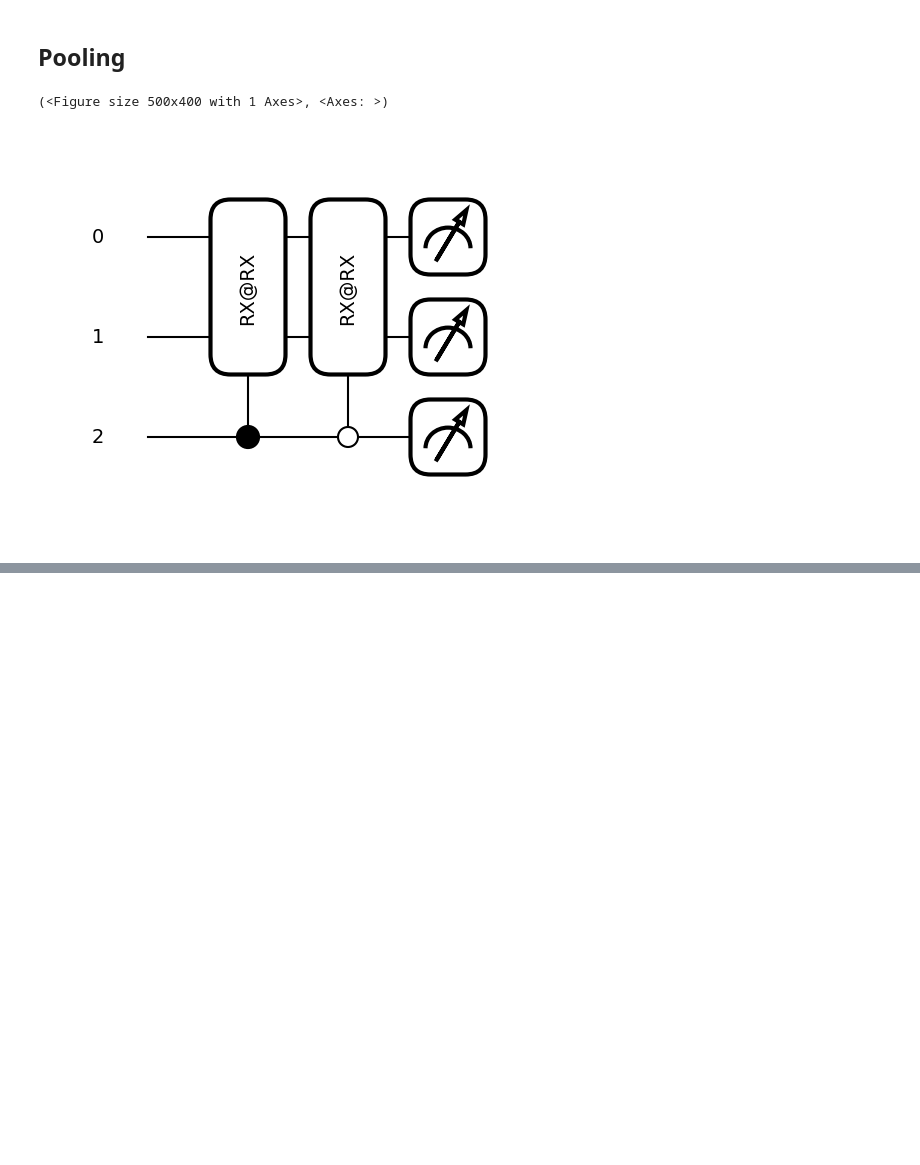
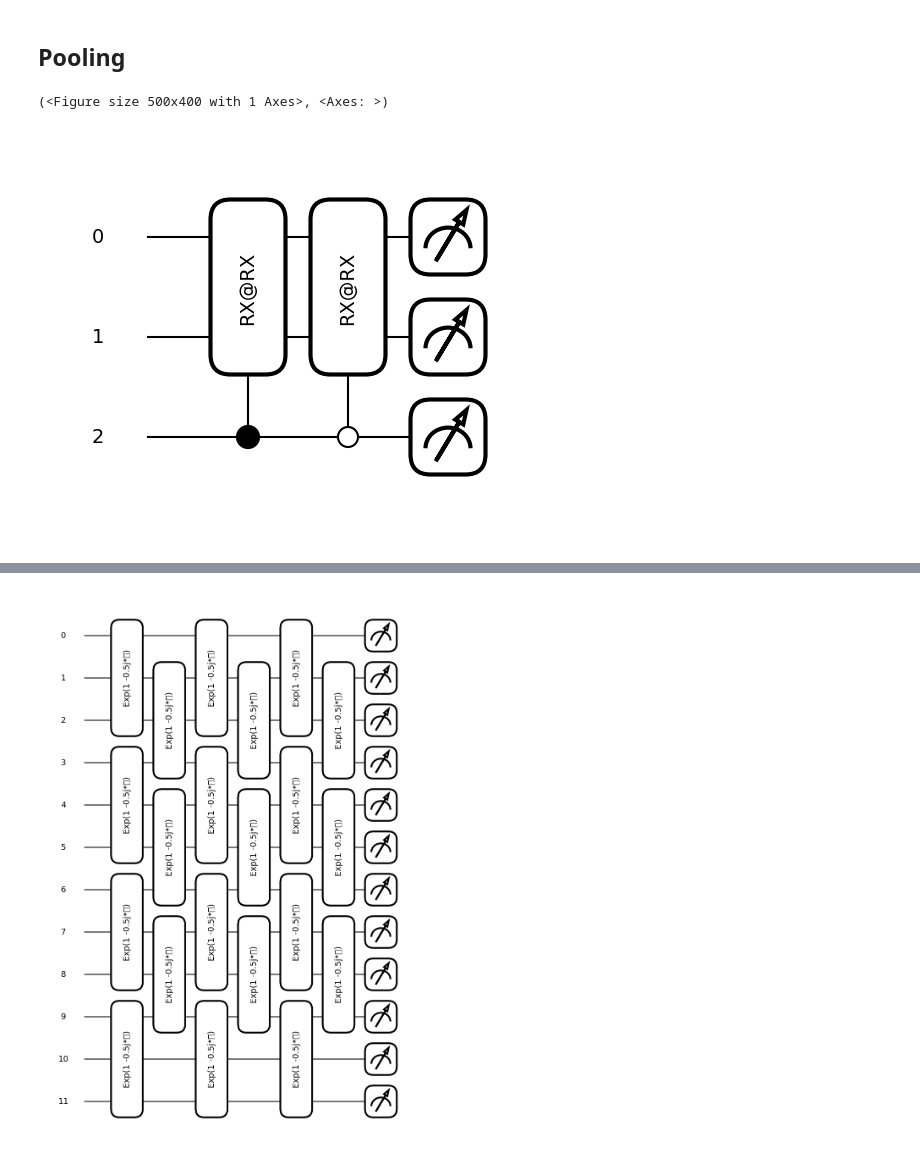
Before and after one commit to minhtriet/graddft-qnn, a Jupyter notebook: qcnn.ipynb, the cells around one changed output, grey strips where cells are left out. Saved outputs shown, nothing was run; the diff lists cells and outputs as text; code cells hidden in the pictures; blank space fills up the shorter version.

```diff
--- a/qcnn.ipynb
+++ b/qcnn.ipynb
@@ -160,0 +247,88 @@ for representation in representations:
+# %%
+dev = qml.device('default.qubit', wires=12)
+
+@qml.qnode(dev)
+def circuit():
+
+    # layer 1
+    qml.exp(-1j * DFTQNN.gate_design(
+        len(dev.wires), [getattr(O_h, group["MEMBERS"][0])(size, True, starting_wire=0)], wires=[0,1,2]
+    )[0])
+    qml.exp(-1j * DFTQNN.gate_design(
+        len(dev.wires), [getattr(O_h, group["MEMBERS"][0])(size, True, starting_wire=3)], wires=[3,4,5]
+    )[0])
+    qml.exp(-1j * DFTQNN.gate_design(
+        len(dev.wires), [getattr(O_h, group["MEMBERS"][0])(size, True, starting_wire=6)], wires=[6,7,8]
+    )[0])
+    qml.exp(-1j * DFTQNN.gate_design(
+        len(dev.wires), [getattr(O_h, group["MEMBERS"][0])(size, True, starting_wire=9)], wires=[9,10,11]
+    )[0])
+
+    # layer 2
+    qml.exp(-1j * DFTQNN.gate_design(
+        len(dev.wires), [getattr(O_h, group["MEMBERS"][0])(size, True, starting_wire=1)], wires=[1,2,3]
+    )[0])
+    qml.exp(-1j * DFTQNN.gate_design(
+        len(dev.wires), [getattr(O_h, group["MEMBERS"][0])(size, True, starting_wire=4)], wires=[4,5,6]
+    )[0])
+    qml.exp(-1j * DFTQNN.gate_design(
+        len(dev.wires), [getattr(O_h, group["MEMBERS"][0])(size, True, starting_wire=7)], wires=[7,8,9]
+    )[0])
+
+    # ====================================
+
+    # layer 3
+    qml.exp(-1j * DFTQNN.gate_design(
+        len(dev.wires), [getattr(O_h, group["MEMBERS"][0])(size, True, starting_wire=0)], wires=[0,1,2]
+    )[0])
+    qml.exp(-1j * DFTQNN.gate_design(
+        len(dev.wires), [getattr(O_h, group["MEMBERS"][0])(size, True, starting_wire=3)], wires=[3,4,5]
+    )[0])
+    qml.exp(-1j * DFTQNN.gate_design(
+        len(dev.wires), [getattr(O_h, group["MEMBERS"][0])(size, True, starting_wire=6)], wires=[6,7,8]
+    )[0])
+    qml.exp(-1j * DFTQNN.gate_design(
+        len(dev.wires), [getattr(O_h, group["MEMBERS"][0])(size, True, starting_wire=9)], wires=[9,10,11]
+    )[0])
+
+    # layer 4
+    qml.exp(-1j * DFTQNN.gate_design(
+        len(dev.wires), [getattr(O_h, group["MEMBERS"][0])(size, True, starting_wire=1)], wires=[1,2,3]
+    )[0])
+    qml.exp(-1j * DFTQNN.gate_design(
+        len(dev.wires), [getattr(O_h, group["MEMBERS"][0])(size, True, starting_wire=4)], wires=[4,5,6]
+    )[0])
+    qml.exp(-1j * DFTQNN.gate_design(
+        len(dev.wires), [getattr(O_h, group["MEMBERS"][0])(size, True, starting_wire=7)], wires=[7,8,9]
+    )[0])
+
+    # ====================================
+    # layer 5, to do change this to 180 z rotation
+    qml.exp(-1j * DFTQNN.gate_design(
+        len(dev.wires), [getattr(O_h, group["MEMBERS"][0])(size, True, starting_wire=0)], wires=[0,1,2]
+    )[0])
+    qml.exp(-1j * DFTQNN.gate_design(
+        len(dev.wires), [getattr(O_h, group["MEMBERS"][0])(size, True, starting_wire=3)], wires=[3,4,5]
+    )[0])
+    qml.exp(-1j * DFTQNN.gate_design(
+        len(dev.wires), [getattr(O_h, group["MEMBERS"][0])(size, True, starting_wire=6)], wires=[6,7,8]
+    )[0])
+    qml.exp(-1j * DFTQNN.gate_design(
+        len(dev.wires), [getattr(O_h, group["MEMBERS"][0])(size, True, starting_wire=9)], wires=[9,10,11]
+    )[0])
+
+    # layer 4
+    qml.exp(-1j * DFTQNN.gate_design(
+        len(dev.wires), [getattr(O_h, group["MEMBERS"][0])(size, True, starting_wire=1)], wires=[1,2,3]
+    )[0])
+    qml.exp(-1j * DFTQNN.gate_design(
+        len(dev.wires), [getattr(O_h, group["MEMBERS"][0])(size, True, starting_wire=4)], wires=[4,5,6]
+    )[0])
+    qml.exp(-1j * DFTQNN.gate_design(
+        len(dev.wires), [getattr(O_h, group["MEMBERS"][0])(size, True, starting_wire=7)], wires=[7,8,9]
+    )[0])
+
+    return qml.probs()
+
+qml.draw_mpl(circuit)()
+# %% [output]
@@ -160,0 +336 @@ for representation in representations:
+[figure, added]
```
Also changed, not shown: parts of 17 cells of this notebook, 5 other files.
